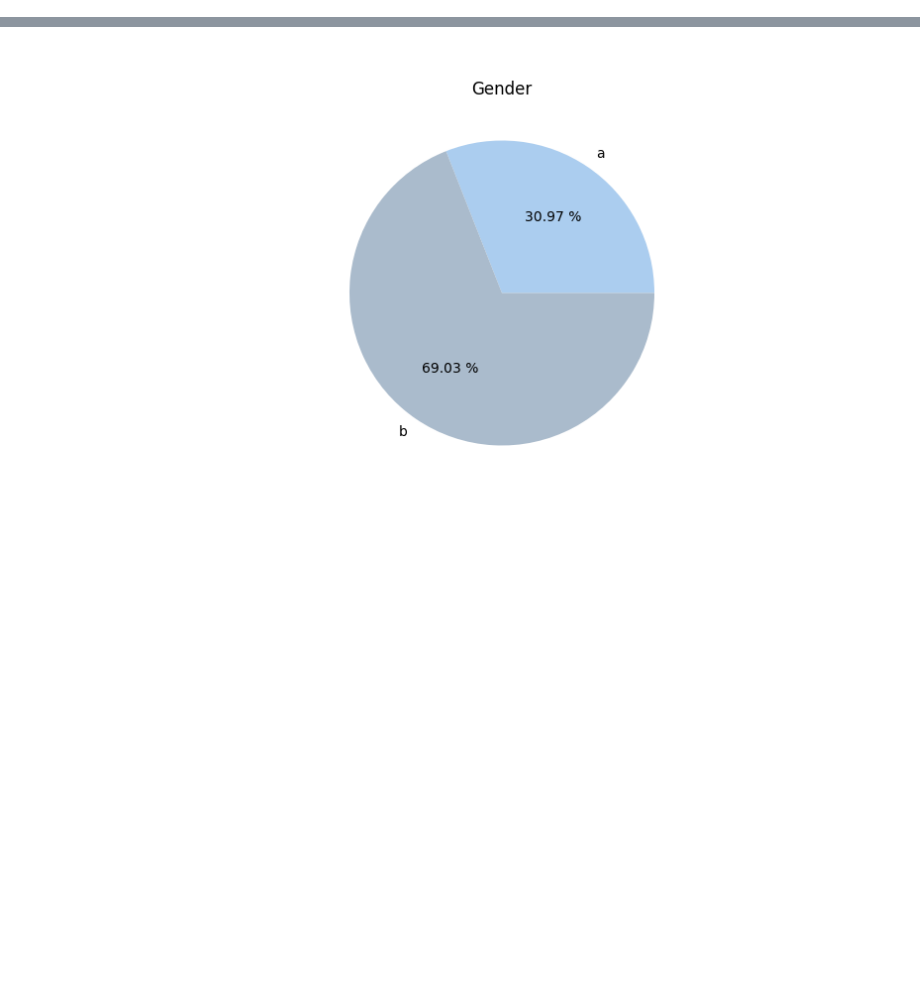
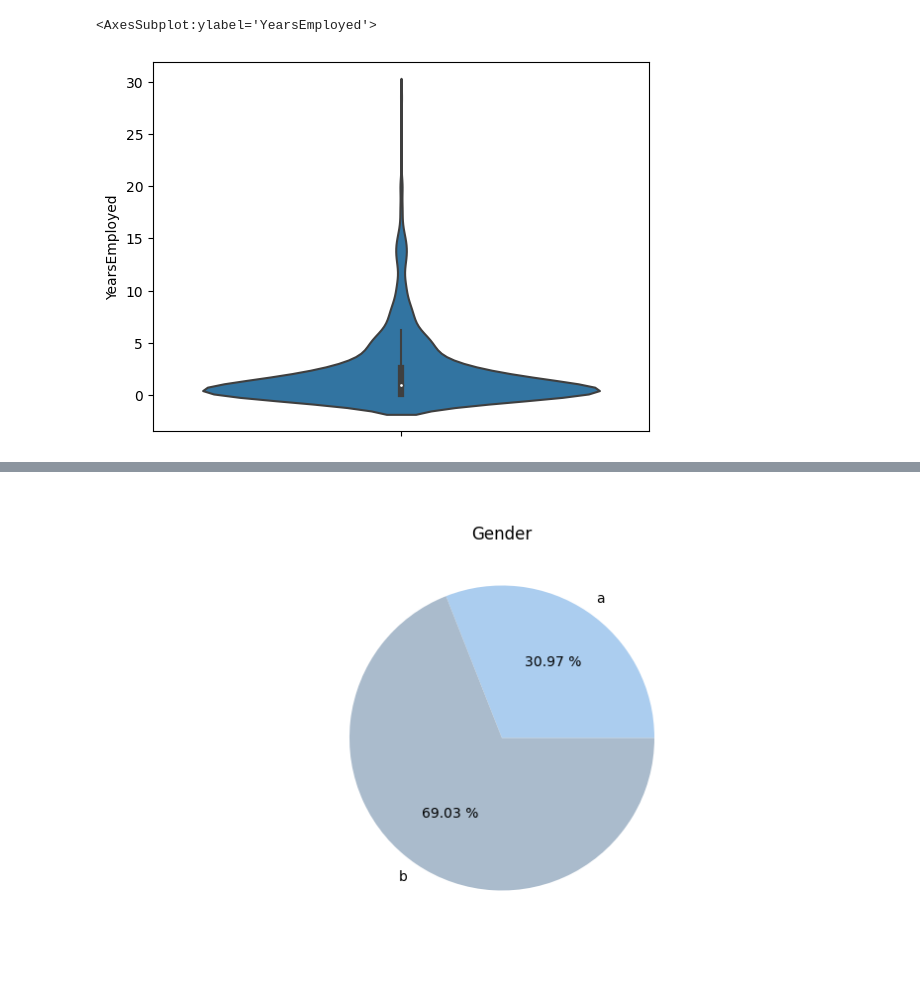
Before and after one commit to BEE063/dataset, a Jupyter notebook: notebooks_CreditDataset.ipynb, the cells around one changed output, grey strips where cells are left out. Saved outputs shown, nothing was run; the diff lists cells and outputs as text; code cells hidden in the pictures; blank space fills up the shorter version.

```diff
--- a/notebooks_CreditDataset.ipynb
+++ b/notebooks_CreditDataset.ipynb
@@ -45,0 +163,11 @@ max     28.000000      28.500000     67.00000  100000.000000
+# %%
+sns.violinplot(y = 'YearsEmployed', data = creditDataset)
+
+# Отличие данного графика от "ящика с усами" в том, что скрипичный график содержит также информацию о том,
+# как данные распределены внутри, т.к. границы построенной «скрипки» — это повернутая на 90 градусов плотность распределения.
+# И в этом случае при анализе графика у нас гораздо больше информации: в дополнение к квантилям и значениям,
+# описывающим 4 интерквартильных расстояния (1.5 + 1 + 1.5) на скрипичном графике можно увидеть,
+# распределены ли данные равномерно или есть несколько центров, где значения встречаются более часто.
+# %% [output]
+<AxesSubplot:ylabel='YearsEmployed'>
+[figure, added]
```
Also changed, not shown: parts of 25 cells of this notebook.
